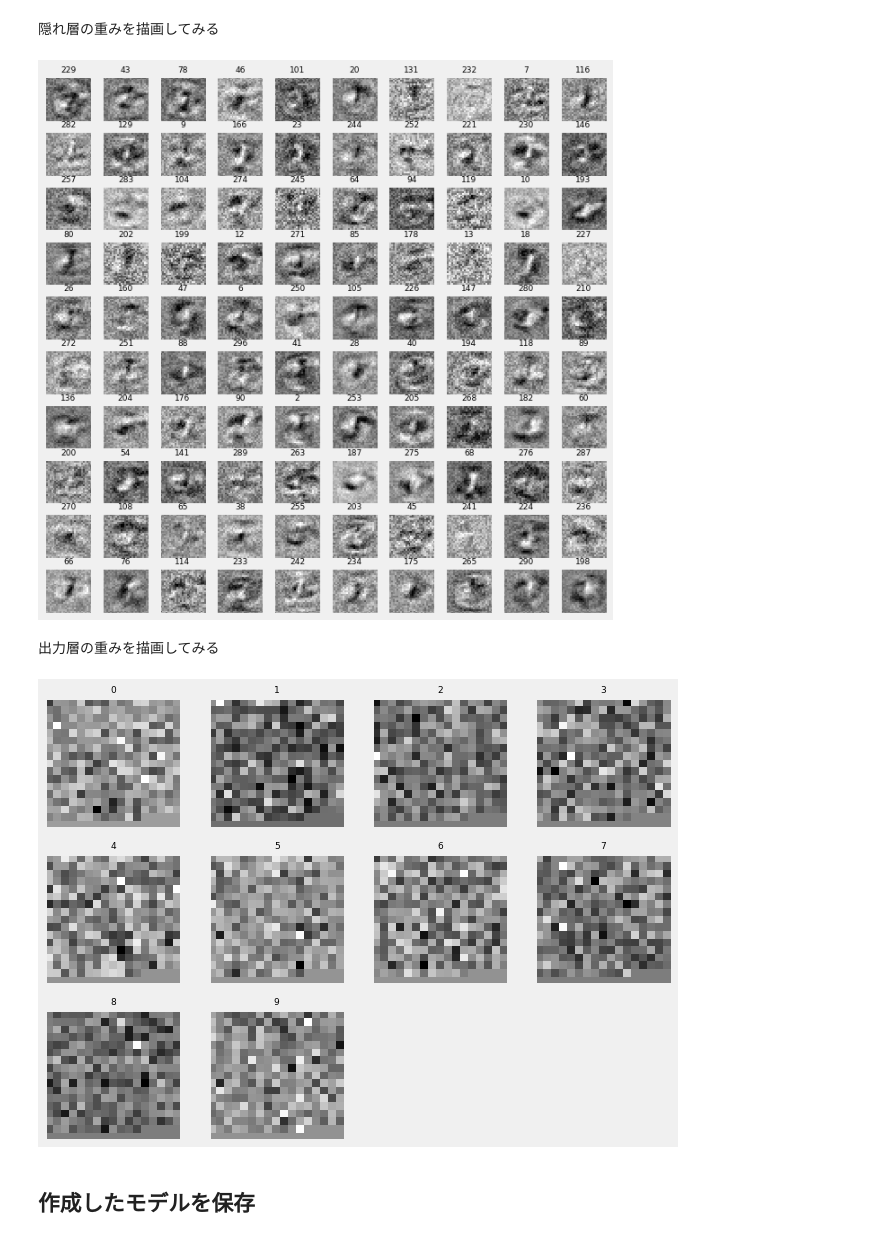
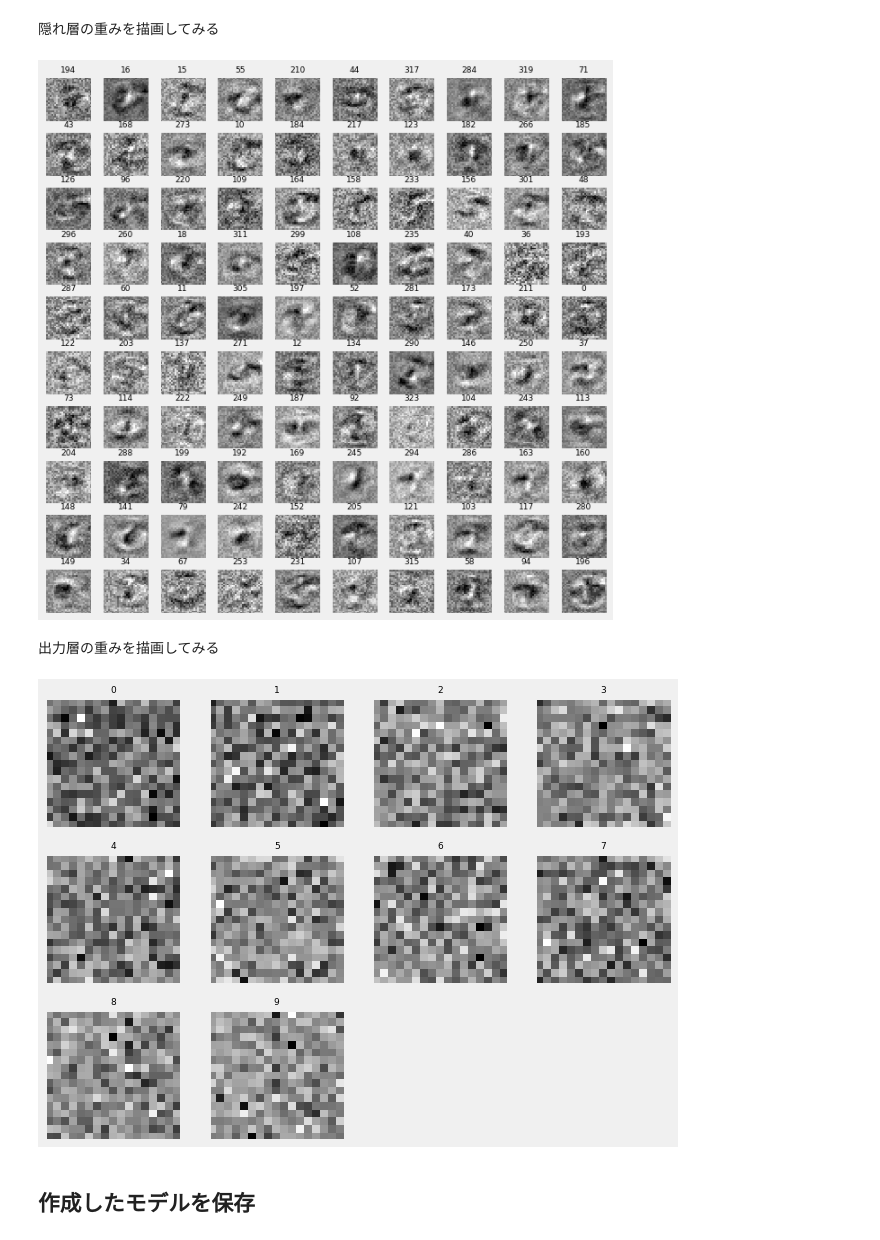
Before and after one commit to amacbee/intro_deep_learning, a Jupyter notebook: neural_network.ipynb, the cells around one changed output. Cells and saved outputs as stored; diff of their text form; code cells hidden in the pictures.

```diff
--- a/neural_network.ipynb
+++ b/neural_network.ipynb
@@ -168,7 +168,7 @@ def predicate(x, hidden_weight, output_weight):
 # %%
 input_size = 784
 output_size = 10
-hidden_size = 300
+hidden_size = 324
 
 # 重みを一様分布でおくと精度がめっちゃ下がるの面白かったので残しておく (50%位になる)
 #hidden_weight = np.random.uniform(-1.0, 1.0, (hidden_size, input_size + 1))
@@ -286,31 +286,30 @@ for cnt, idx in enumerate(np.random.permutation(hidden_size)[:100]):
     draw_hidden(hidden_weight[idx][:-1], cnt+1, idx)
 plt.show()
 # %% [output]
-[figure, old version]
+[figure, new version]
 # %% [markdown]
 出力層の重みを描画してみる
 # %%
 def draw_output(data, i):
     size = 18
-    data = np.r_[data,np.zeros(24)]
     Z = data.reshape(size, size)
     Z = Z[::-1,:]
     plt.subplot(4, 4, i + 1)
 
     plt.xlim(0, size - 1)
     plt.ylim(0, size - 1)
     plt.pcolor(Z)
     plt.title("{0}".format(i), size=9)
     plt.gray()
     plt.tick_params(labelbottom="off")
     plt.tick_params(labelleft="off")
 
 plt.figure(figsize=(10, 10))
 for i in range(output_size):
     draw_output(output_weight[i][:-1], i)
 plt.show()
 # %% [output]
-[figure, old version]
+[figure, new version]
 # %% [markdown]
 ## 作成したモデルを保存
 # %%
```
Also changed, not shown: parts of 4 cells of this notebook, 1 other file.
